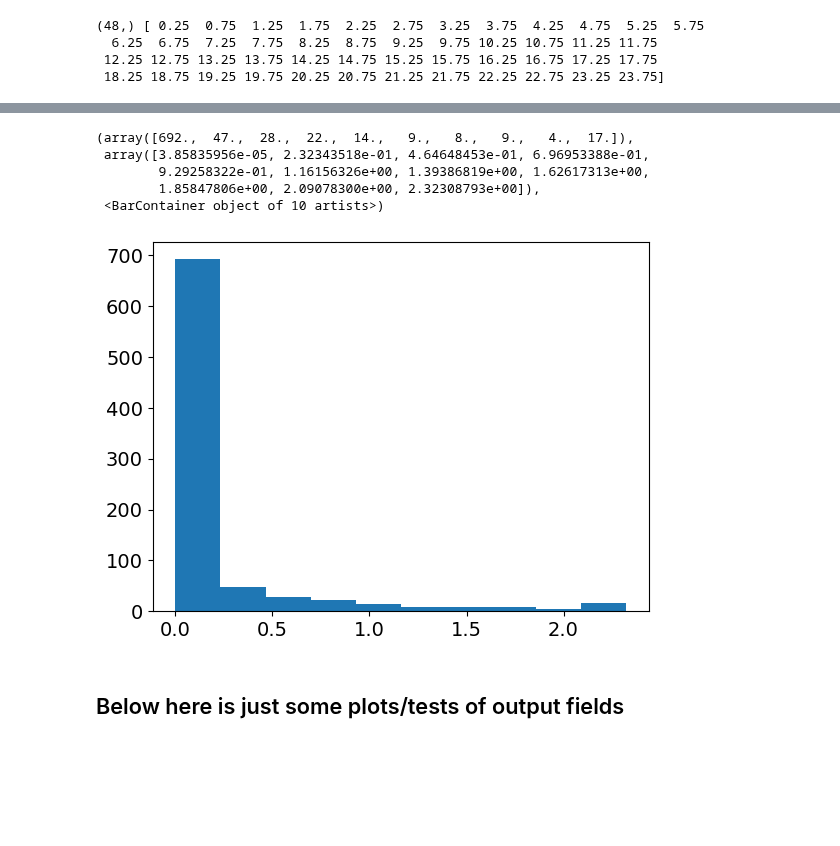
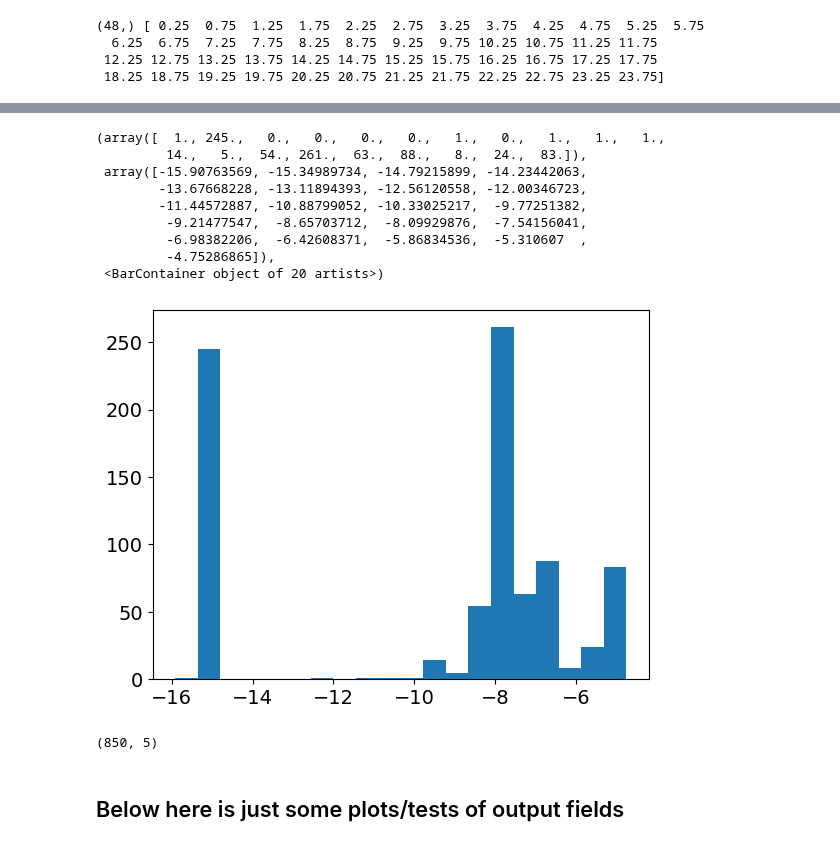
Before and after one commit to mvanlierwalq/IPy_NB_Public, a Jupyter notebook: GISS_SCM_PPE_distill00.ipynb, the cells around one changed output, grey strips where cells are left out. Cells and saved outputs as stored; diff of their text form; code cells hidden in the pictures; blank space fills up the shorter version.

```diff
--- a/GISS_SCM_PPE_distill00.ipynb
+++ b/GISS_SCM_PPE_distill00.ipynb
@@ -171,0 +209,2 @@ for i in range(numout):
+# %%
+prec_clb,zz = get_prec_cloudbase(main_dir,case_upper,subdir_list,qcl_thr=5.e-5)
@@ -172,12 +220,29 @@ for i in range(numout):
 # %%
 #..Look at some of output
-plt.hist(out_file[:,0])
+#plt.hist(out_file[:,0])
+plt.hist(prec_clb,bins=20)
 # %% [output]
-(array([692.,  47.,  28.,  22.,  14.,   9.,   8.,   9.,   4.,  17.]),
- array([3.85835956e-05, 2.32343518e-01, 4.64648453e-01, 6.96953388e-01,
-        9.29258322e-01, 1.16156326e+00, 1.39386819e+00, 1.62617313e+00,
-        1.85847806e+00, 2.09078300e+00, 2.32308793e+00]),
- <BarContainer object of 10 artists>)
+(array([  1., 245.,   0.,   0.,   0.,   0.,   1.,   0.,   1.,   1.,   1.,
+         14.,   5.,  54., 261.,  63.,  88.,   8.,  24.,  83.]),
+ array([-15.90763569, -15.34989734, -14.79215899, -14.23442063,
+        -13.67668228, -13.11894393, -12.56120558, -12.00346723,
+        -11.44572887, -10.88799052, -10.33025217,  -9.77251382,
+         -9.21477547,  -8.65703712,  -8.09929876,  -7.54156041,
+         -6.98382206,  -6.42608371,  -5.86834536,  -5.310607  ,
+         -4.75286865]),
+ <BarContainer object of 20 artists>)
-[figure, old version]
+[figure, new version]
+# %%
+#..loop through files and dump requested outputs to some outputs file
+numout   = len(od_vars)
+out_file = np.zeros((num_subdir,numout))
+print(out_file.shape)
+for i in range(numout):
+    out_file[:,i] = scrape_singletime_PPE(main_dir,case_upper,subdir_list,varn=od_vars[i],ftype=ft_vars[i])
+
+#..Replace precip with precip at cloud base
+out_file[:,0] = prec_clb
+# %% [output]
+(850, 5)
 # %%
 #..Save the file
```
Also changed, not shown: parts of 5 cells of this notebook, 3 other files.
